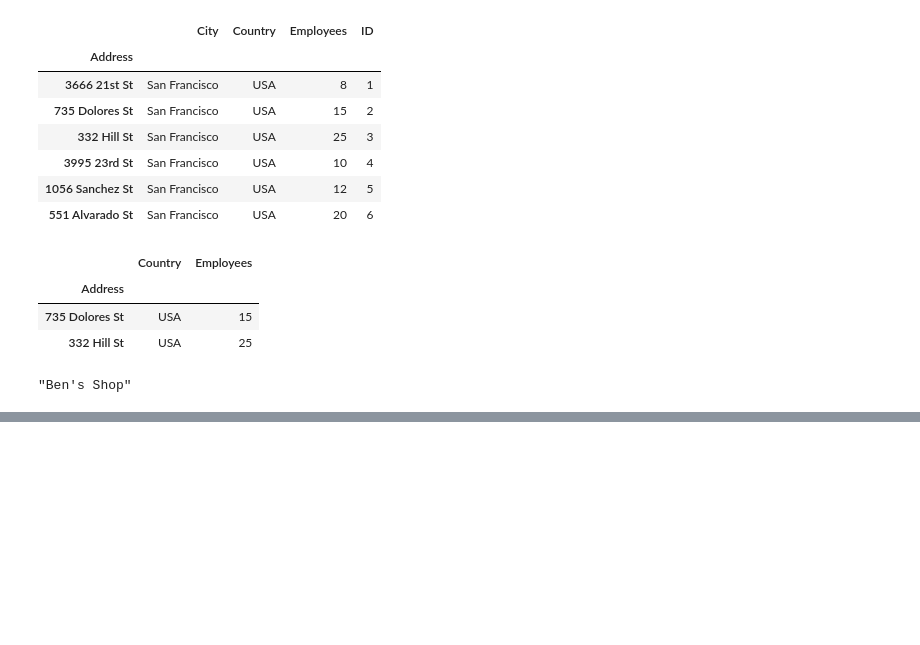
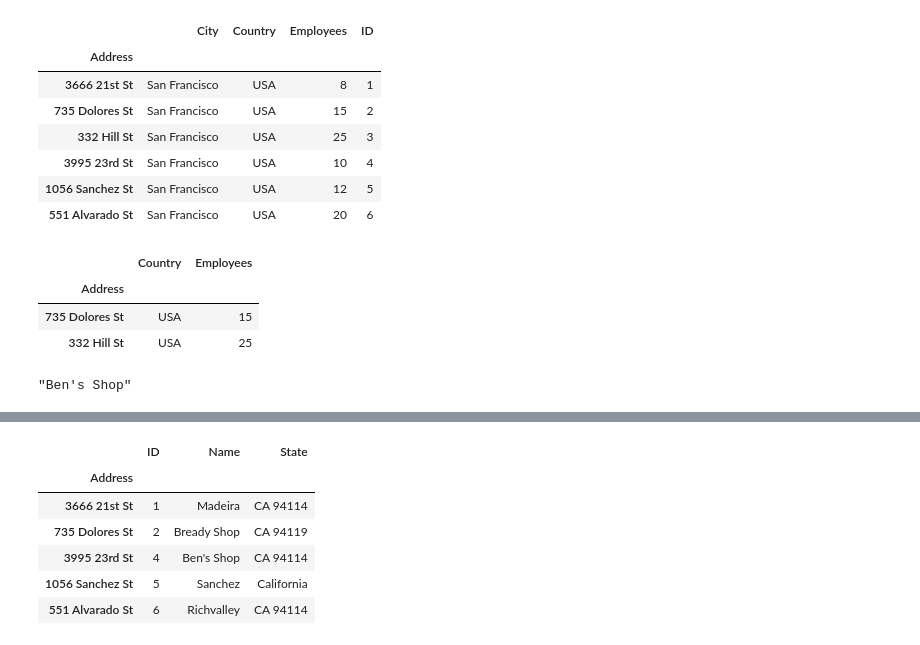
Before and after one commit to vignesh97/python-pandas-101, a Jupyter notebook: FirstNoteBook.ipynb, the cells around one changed output, grey strips where cells are left out. Cells and saved outputs as stored; diff of their text form; code cells hidden in the pictures; blank space fills up the shorter version.

Commit message:
Dropping columns

```diff
--- a/FirstNoteBook.ipynb
+++ b/FirstNoteBook.ipynb
@@ -144,0 +164,10 @@ df7.ix[3,"Name"]
+# %%
+df7.drop(df7.columns[0:3],1)
+# %% [output]
+|  | ID | Name | State |
+| Address |  |  |  |
+| 3666 21st St | 1 | Madeira | CA 94114 |
+| 735 Dolores St | 2 | Bready Shop | CA 94119 |
+| 3995 23rd St | 4 | Ben's Shop | CA 94114 |
+| 1056 Sanchez St | 5 | Sanchez | California |
+| 551 Alvarado St | 6 | Richvalley | CA 94114 |
```
Also changed, not shown: parts of 3 cells of this notebook.
